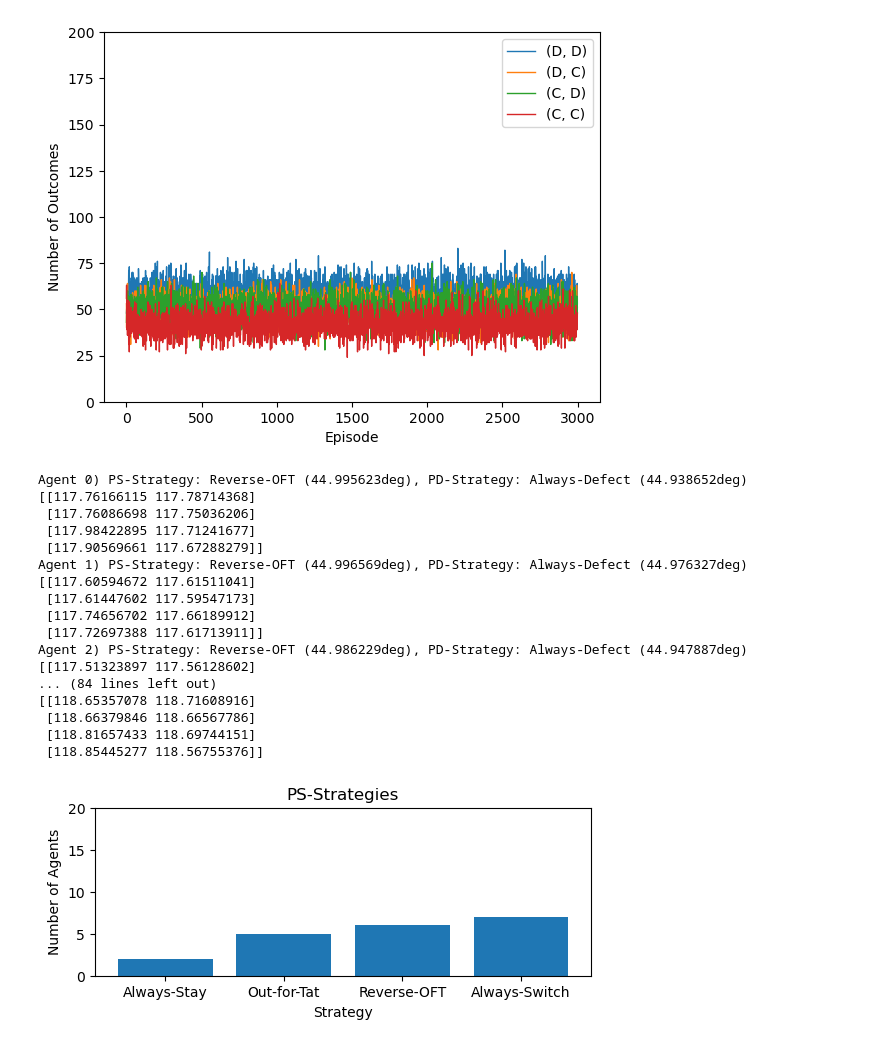
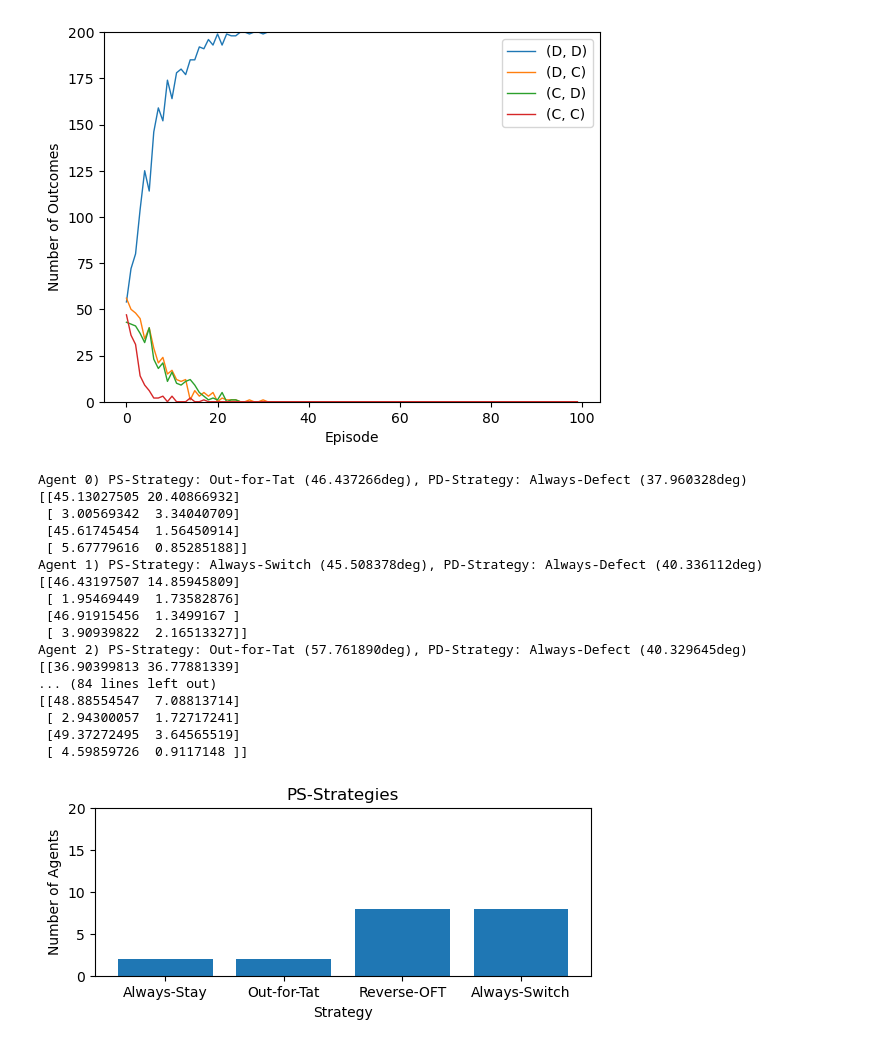
Before and after one commit to wbp1702/prisoners_dilemma, a Jupyter notebook: Rework.ipynb, the cells around one changed output. Drawn from its saved outputs; the diff is of its cells as text; code cells hidden in the pictures.

```diff
--- a/Rework.ipynb
+++ b/Rework.ipynb
@@ -217,25 +207,25 @@ def sdoo(population: int, rounds: int, episodes: int, learning_rate: float, temp
     plt.ylim(0, population)
     plt.show()
 # %%
-sdoo(20, 20, 3000, 0.05, 1, 1)
+sdoo(20, 20, 100, 0.05, 1, 1)
 # %% [output]
-[figure, old version]
+[figure, new version]
-Agent 0) PS-Strategy: Reverse-OFT (44.995623deg), PD-Strategy: Always-Defect (44.938652deg)
-[[117.76166115 117.78714368]
- [117.76086698 117.75036206]
- [117.98422895 117.71241677]
- [117.90569661 117.67288279]]
-Agent 1) PS-Strategy: Reverse-OFT (44.996569deg), PD-Strategy: Always-Defect (44.976327deg)
-[[117.60594672 117.61511041]
- [117.61447602 117.59547173]
- [117.74656702 117.66189912]
- [117.72697388 117.61713911]]
-Agent 2) PS-Strategy: Reverse-OFT (44.986229deg), PD-Strategy: Always-Defect (44.947887deg)
-[[117.51323897 117.56128602]
+Agent 0) PS-Strategy: Out-for-Tat (46.437266deg), PD-Strategy: Always-Defect (37.960328deg)
+[[45.13027505 20.40866932]
+ [ 3.00569342  3.34040709]
+ [45.61745454  1.56450914]
+ [ 5.67779616  0.85285188]]
+Agent 1) PS-Strategy: Always-Switch (45.508378deg), PD-Strategy: Always-Defect (40.336112deg)
+[[46.43197507 14.85945809]
+ [ 1.95469449  1.73582876]
+ [46.91915456  1.3499167 ]
+ [ 3.90939822  2.16513327]]
+Agent 2) PS-Strategy: Out-for-Tat (57.761890deg), PD-Strategy: Always-Defect (40.329645deg)
+[[36.90399813 36.77881339]
 ... (84 lines left out)
-[[118.65357078 118.71608916]
- [118.66379846 118.66567786]
- [118.81657433 118.69744151]
- [118.85445277 118.56755376]]
+[[48.88554547  7.08813714]
+ [ 2.94300057  1.72717241]
+ [49.37272495  3.64565519]
+ [ 4.59859726  0.9117148 ]]
-[figure, old version]
+[figure, new version]
 [figure]
```
Also changed, not shown: parts of 2 cells of this notebook.
